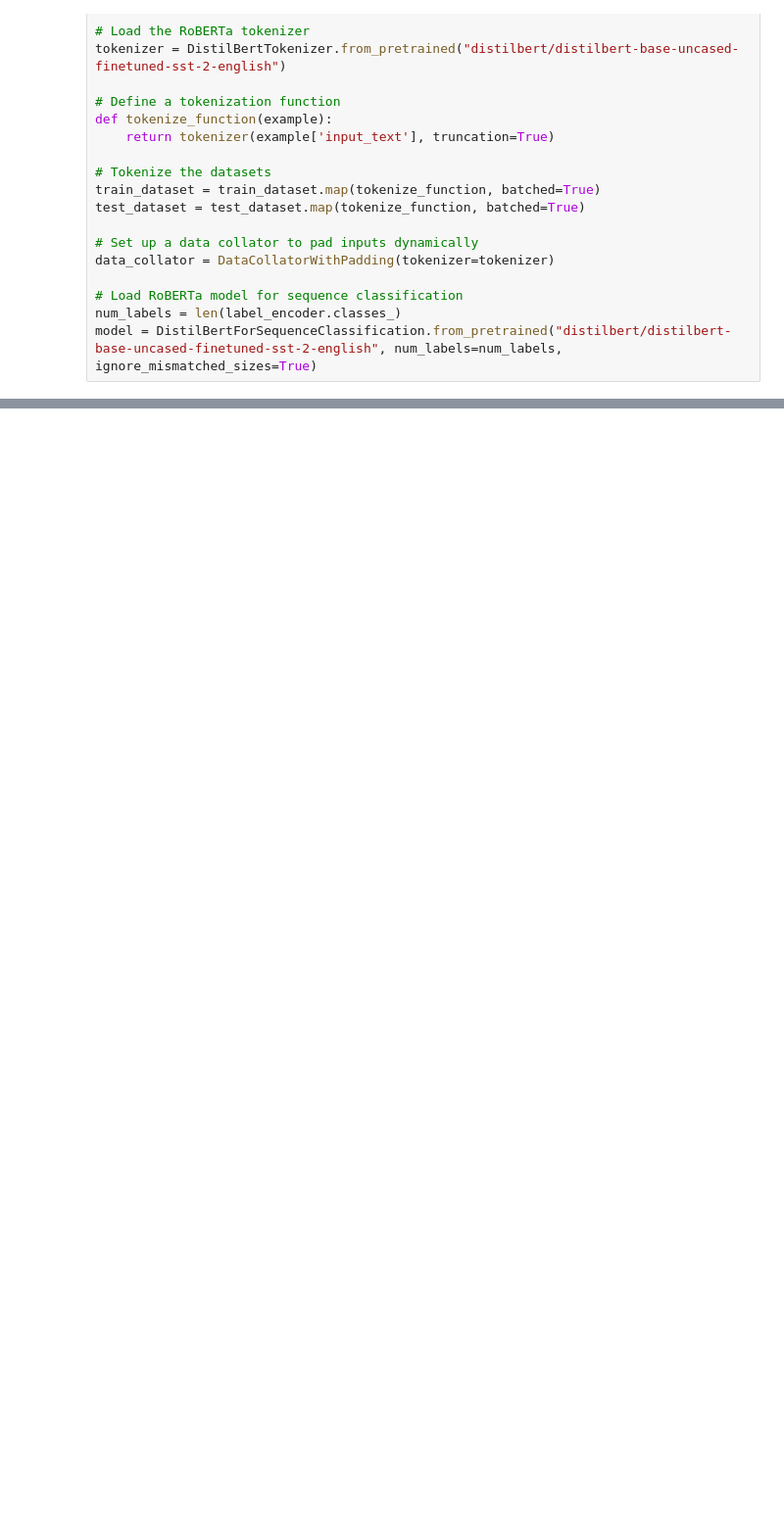
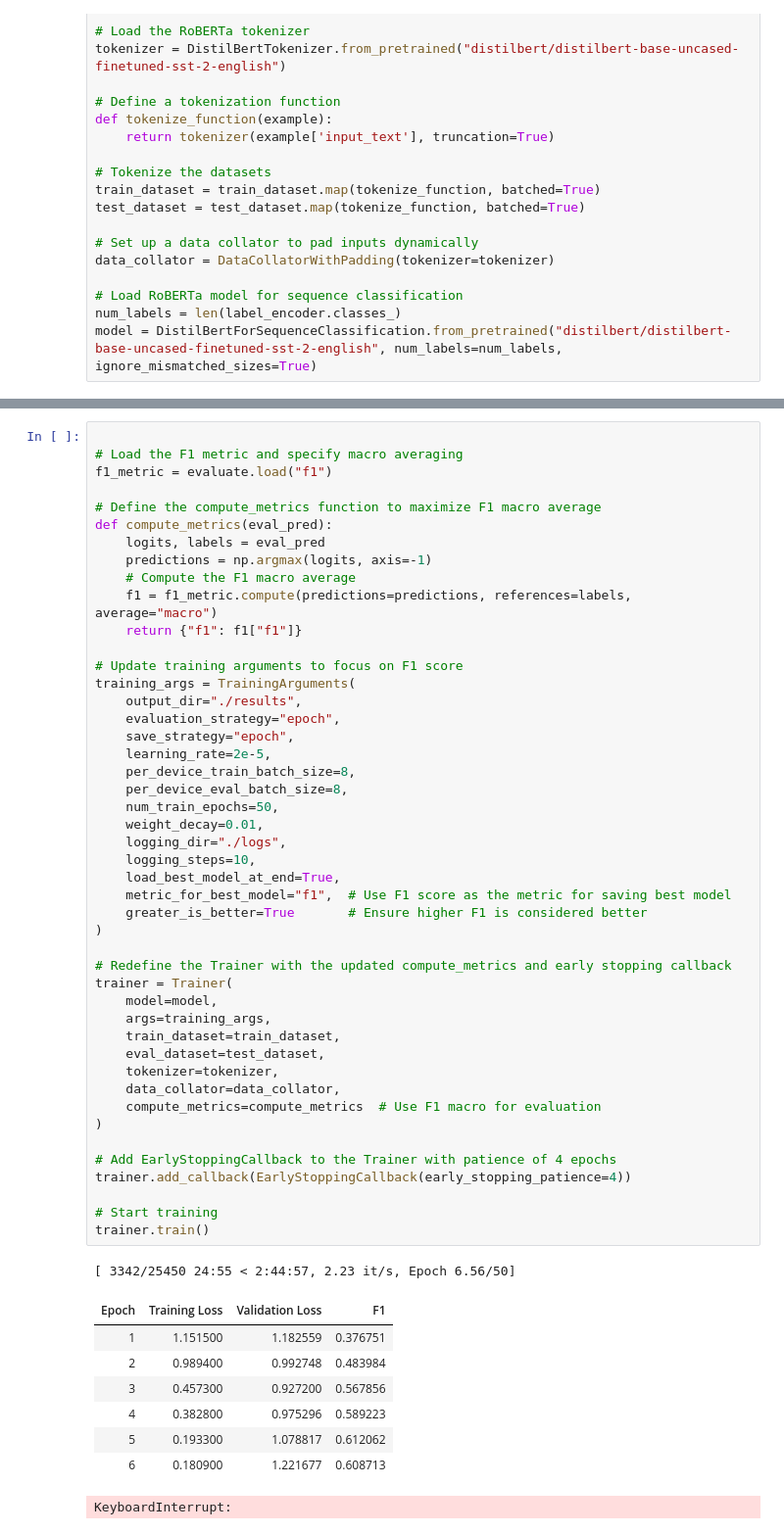
Before and after one commit to SushovitNanda/SemEval-Food-Hazards, a Jupyter notebook: Distilbert.ipynb, the cells around one changed output, grey strips where cells are left out. Shown at 98% size. Cells and saved outputs as stored; diff of their text form; blank space fills up the shorter version.

```diff
--- a/Distilbert.ipynb
+++ b/Distilbert.ipynb
@@ -164,0 +247,56 @@ food additives and flavourings       1.00      0.60      0.75         5
+# %%
+
+# Load the F1 metric and specify macro averaging
+f1_metric = evaluate.load("f1")
+
+# Define the compute_metrics function to maximize F1 macro average
+def compute_metrics(eval_pred):
+    logits, labels = eval_pred
+    predictions = np.argmax(logits, axis=-1)
+    # Compute the F1 macro average
+    f1 = f1_metric.compute(predictions=predictions, references=labels, average="macro")
+    return {"f1": f1["f1"]}
+
+# Update training arguments to focus on F1 score
+training_args = TrainingArguments(
+    output_dir="./results",
+    evaluation_strategy="epoch",
+    save_strategy="epoch",
+    learning_rate=2e-5,
+    per_device_train_batch_size=8,
+    per_device_eval_batch_size=8,
+    num_train_epochs=50,
+    weight_decay=0.01,
+    logging_dir="./logs",
+    logging_steps=10,
+    load_best_model_at_end=True,
+    metric_for_best_model="f1",  # Use F1 score as the metric for saving best model
+    greater_is_better=True       # Ensure higher F1 is considered better
+)
+
+# Redefine the Trainer with the updated compute_metrics and early stopping callback
+trainer = Trainer(
+    model=model,
+    args=training_args,
+    train_dataset=train_dataset,
+    eval_dataset=test_dataset,
+    tokenizer=tokenizer,
+    data_collator=data_collator,
+    compute_metrics=compute_metrics  # Use F1 macro for evaluation
+)
+
+# Add EarlyStoppingCallback to the Trainer with patience of 4 epochs
+trainer.add_callback(EarlyStoppingCallback(early_stopping_patience=4))
+
+# Start training
+trainer.train()
+# %% [output]
+[ 3342/25450 24:55 < 2:44:57, 2.23 it/s, Epoch 6.56/50]
+| Epoch | Training Loss | Validation Loss | F1 |
+| 1 | 1.151500 | 1.182559 | 0.376751 |
+| 2 | 0.989400 | 0.992748 | 0.483984 |
+| 3 | 0.457300 | 0.927200 | 0.567856 |
+| 4 | 0.382800 | 0.975296 | 0.589223 |
+| 5 | 0.193300 | 1.078817 | 0.612062 |
+| 6 | 0.180900 | 1.221677 | 0.608713 |
+KeyboardInterrupt:
```
Also changed, not shown: parts of 10 cells of this notebook.
